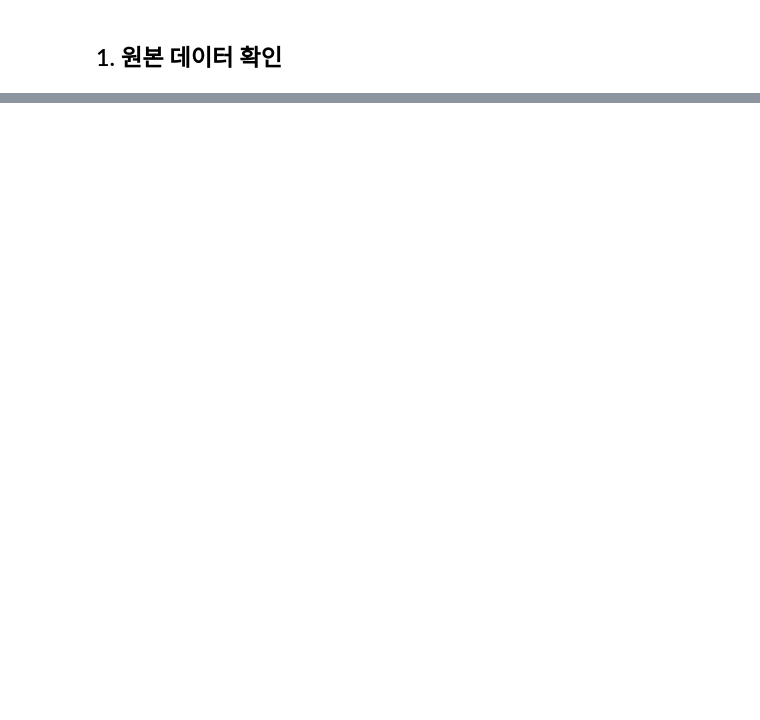
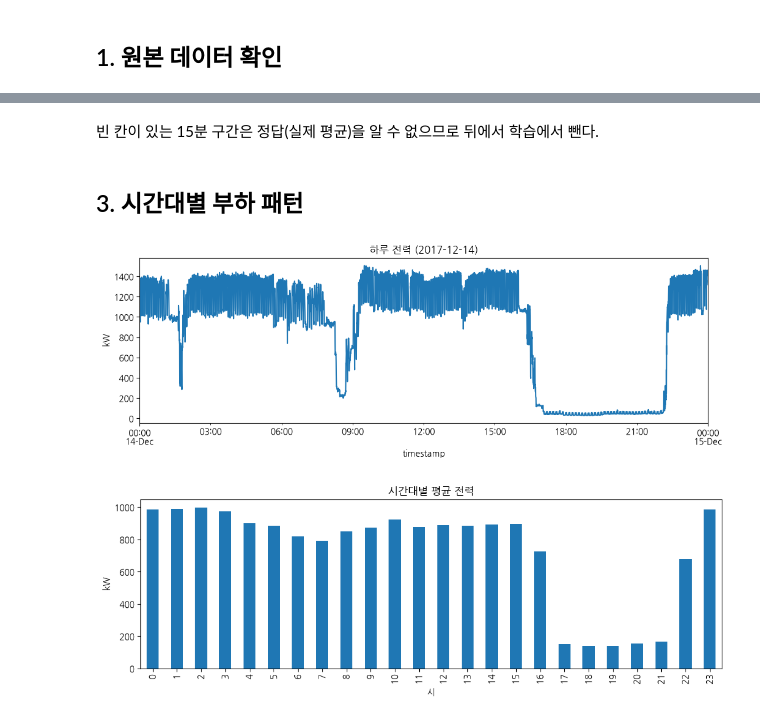
Before and after one commit to sinheechan/power-edge, a Jupyter notebook: ml/eda.ipynb, the cells around one changed output, grey strips where cells are left out. Cells and saved outputs as stored; diff of their text form; code cells hidden in the pictures; blank space fills up the shorter version.

```diff
--- a/ml/eda.ipynb
+++ b/ml/eda.ipynb
@@ -228,0 +38,9 @@ if os.path.exists("outputs/ensembles.csv"):
+# %%
+# 분석에는 시각과 유효전력만 사용
+df = pd.read_csv(CSV_PATH, usecols=["timestamp", "active_power"])
+
+print(f"행 수: {len(df):,}")
+print(df.dtypes)
+print()
+print("결측치 개수")
+print(df.isna().sum())
@@ -228,0 +57,12 @@ if os.path.exists("outputs/ensembles.csv"):
+# %%
+# 시각 문자열 예: "2017-12-11 18:43:52-02"
+df["timestamp"] = pd.to_datetime(df["timestamp"].str[:19])
+
+# W -> kW, 음수(측정 잡음)는 0으로
+df["kw"] = df["active_power"].clip(lower=0) / 1000
+
+df = df.sort_values("timestamp").drop_duplicates("timestamp")
+df = df.set_index("timestamp")
+
+print(f"기간: {df.index.min()} ~ {df.index.max()}")
+df["kw"].describe()
@@ -228,0 +107,12 @@ if os.path.exists("outputs/ensembles.csv"):
+# %%
+steps = df["kw"].resample("10s").mean()
+
+# 공장 정지(최대값의 5% 이하)를 뺀 가동 중 전력
+running = steps[steps > steps.max() * 0.05]
+scale = 1400 / running.quantile(0.95)
+steps = steps * scale
+
+print(f"10초 칸 수 : {len(steps):,}")
+print(f"빈 칸 비율 : {steps.isna().mean():.2%}")
+print(f"규모 배율  : x{scale:.1f}")
+steps.describe()
@@ -228,0 +132,18 @@ if os.path.exists("outputs/ensembles.csv"):
+# %% [markdown]
+빈 칸이 있는 15분 구간은 정답(실제 평균)을 알 수 없으므로 뒤에서 학습에서 뺀다.
+# %% [markdown]
+## 3. 시간대별 부하 패턴
+# %%
+# 하루 예시
+days = steps.index.normalize().unique()
+day = days[3]
+steps[day:day + pd.Timedelta(days=1)].plot(title=f"하루 전력 ({day:%Y-%m-%d})", ylabel="kW")
+plt.show()
+
+# 시간대별 평균
+hourly = steps.groupby(steps.index.hour).mean()
+hourly.plot(kind="bar", title="시간대별 평균 전력", xlabel="시", ylabel="kW")
+plt.show()
+# %% [output]
+[figure, added]
+[figure, added]
```
Also changed, not shown: parts of 54 cells of this notebook, 8 other files.
